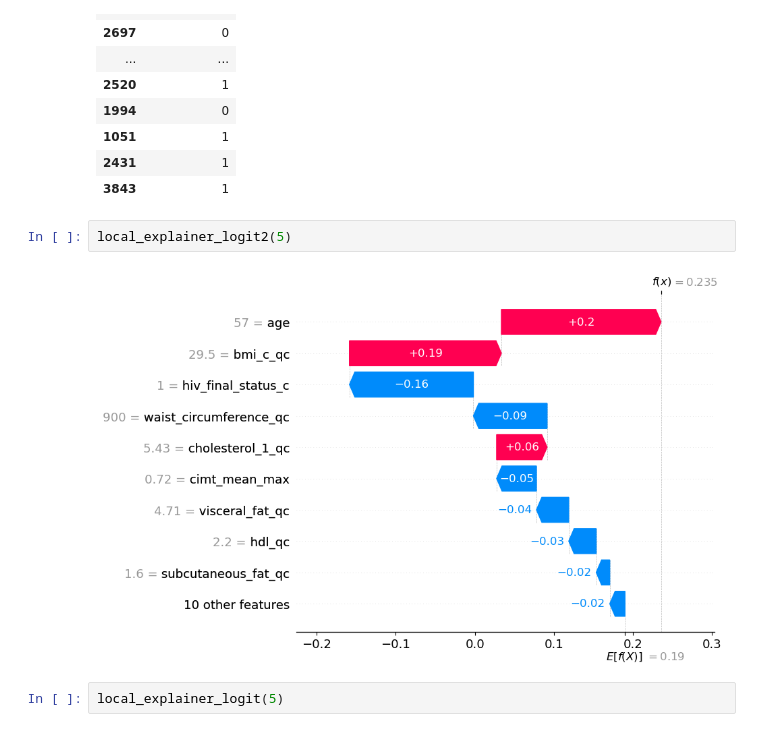
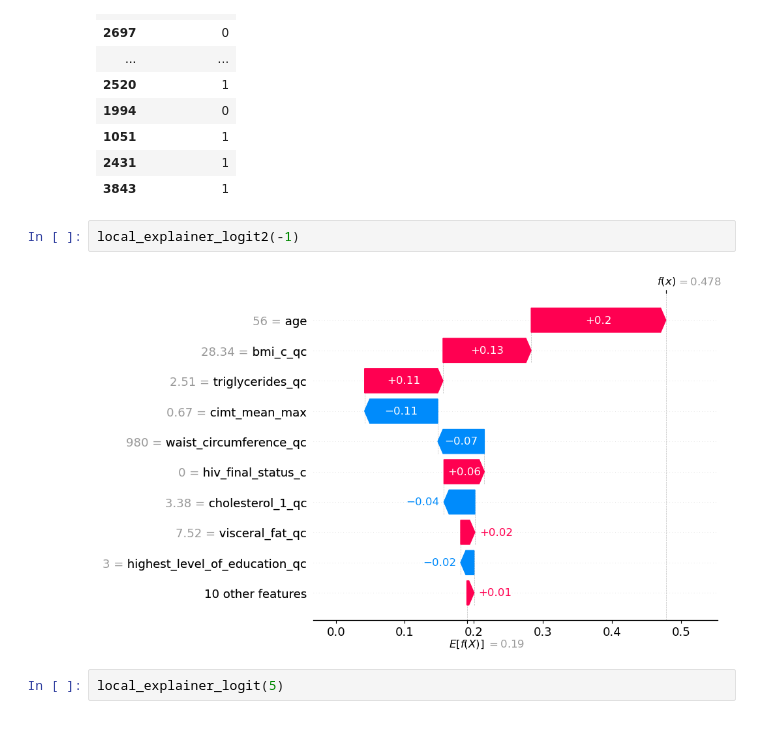
Before and after one commit to kayvinsoo7/AWI_GEN_PROJECT, a Jupyter notebook: Business/prelim.ipynb, the cells around one changed output. Drawn from its saved outputs; the diff is of its cells as text.

```diff
--- a/Business/prelim.ipynb
+++ b/Business/prelim.ipynb
@@ -603,9 +647,9 @@ y_test.head(30)
 | 2431 | 1 |
 | 3843 | 1 |
 # %%
-local_explainer_logit2(5)
+local_explainer_logit2(-1)
 # %% [output]
-[figure, old version]
+[figure, new version]
 # %%
 local_explainer_logit(5)
 # %% [output]
```
Also changed, not shown: parts of 14 cells of this notebook, 1 other file.
